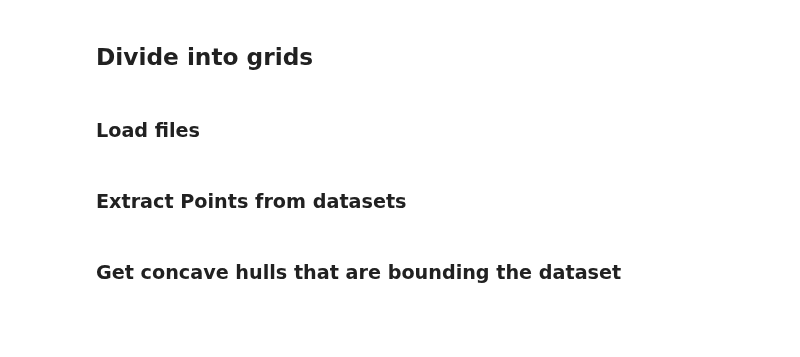
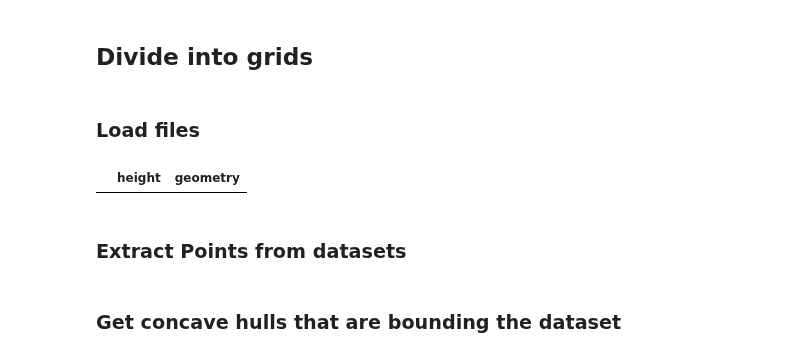
Before and after one commit to LQCHAN022/UMP-estimation, a Jupyter notebook: data_pipeline.ipynb, the cells around one changed output. Cells and saved outputs as stored; diff of their text form; code cells hidden in the pictures; blank space fills up the shorter version.

```diff
--- a/data_pipeline.ipynb
+++ b/data_pipeline.ipynb
@@ -428,3 +409,13 @@ len(old_tokyo_gdf), len(new_tokyo_gdf)
+# %%
+# Tokyo
+tokyo_gdf = gpd.read_feather("data/full_Tokyo_plateau/tokyo_fixed.feather")
+tokyo_gdf[pd.DataFrame.any(tokyo_gdf.isna(), axis= 1)]
+
+# Osaka
+
+# New York
+# %% [output]
+|  | height | geometry |
 # %% [markdown]
 ### Extract Points from datasets
 # %% [markdown]
```
Also changed, not shown: parts of 8 cells of this notebook.
